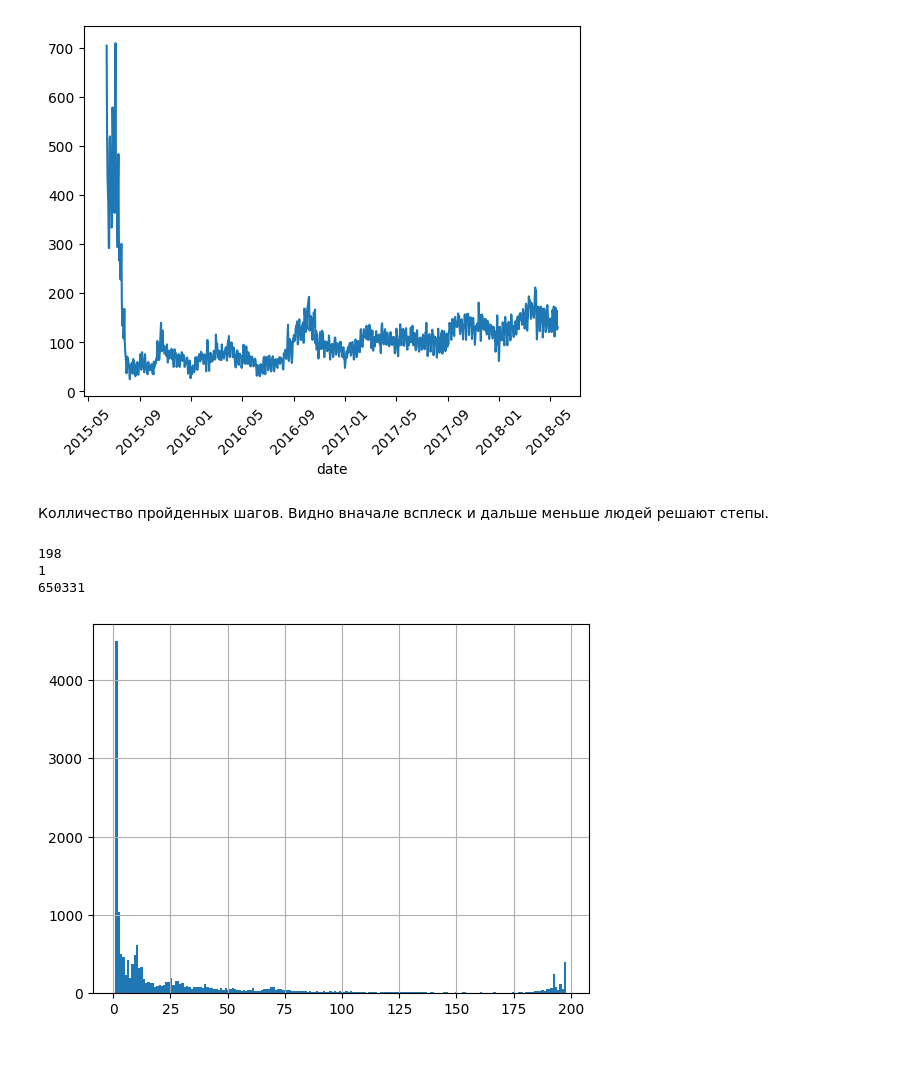
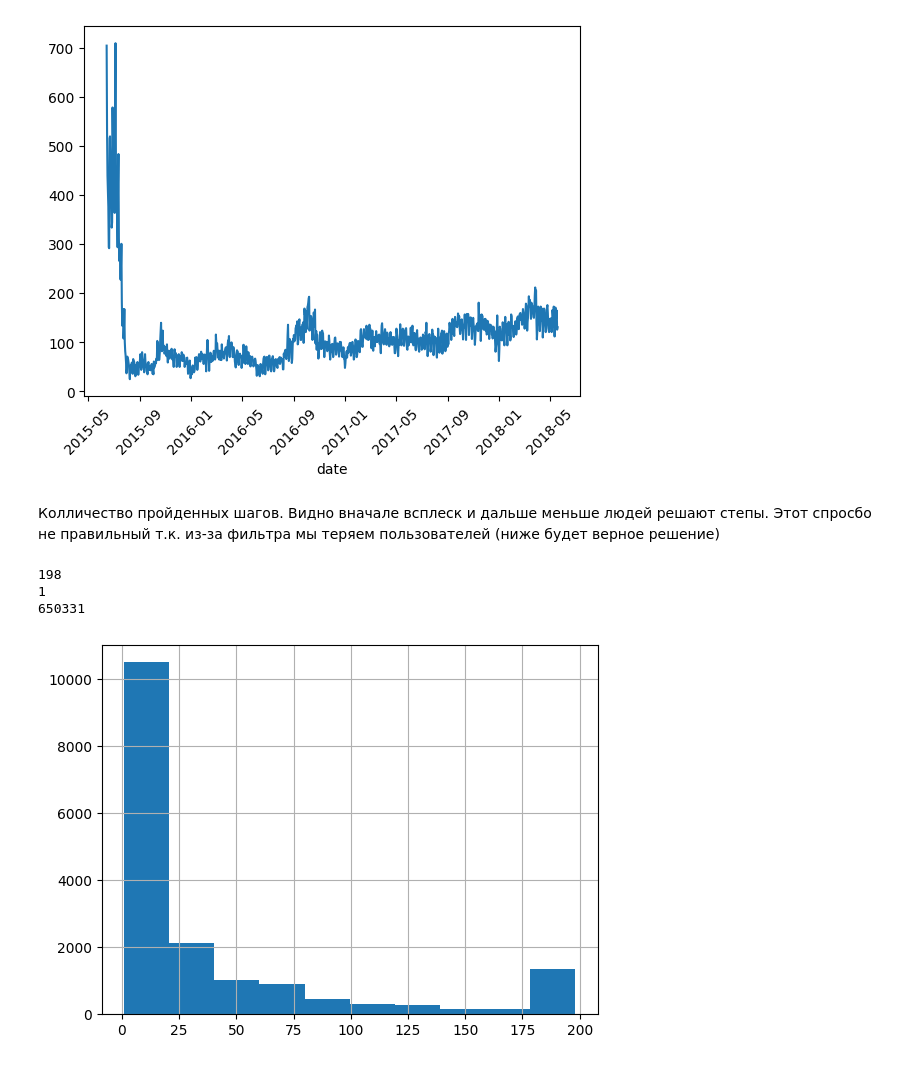
Before and after one commit to onword333/stepik-intro-to-ds-and-ml, a Jupyter notebook: assets/1_10_lesson.ipynb, the cells around one changed output. Drawn from its saved outputs; the diff is of its cells as text; code cells hidden in the pictures.

```diff
--- a/assets/1_10_lesson.ipynb
+++ b/assets/1_10_lesson.ipynb
@@ -55,18 +55,18 @@ plt_event_data.tick_params(axis='x', rotation=45) # перевернуть label
 # %% [output]
 [figure]
 # %% [markdown]
-Колличество пройденных шагов. Видно вначале всплеск и дальше меньше людей решают степы.
+Колличество пройденных шагов. Видно вначале всплеск и дальше меньше людей решают степы. Этот спросбо не правильный т.к. из-за фильтра мы теряем пользователей (ниже будет верное решение)
 # %%
 agg_event = event_data.query('action == "passed"').groupby('user_id', as_index=False).agg(step_count=('step_id', 'count'))
 
 #agg_event.to_csv('agg_event.csv')
-agg_event.step_count.hist(bins=198)
+agg_event.step_count.hist()
 
 print(agg_event.step_count.max())
 print(agg_event.step_count.min())
 print(agg_event.step_count.sum())
 # %% [output]
 198
 1
 650331
-[figure, old version]
+[figure, new version]
```
Also changed, not shown: parts of 3 cells of this notebook, 1 other file.
